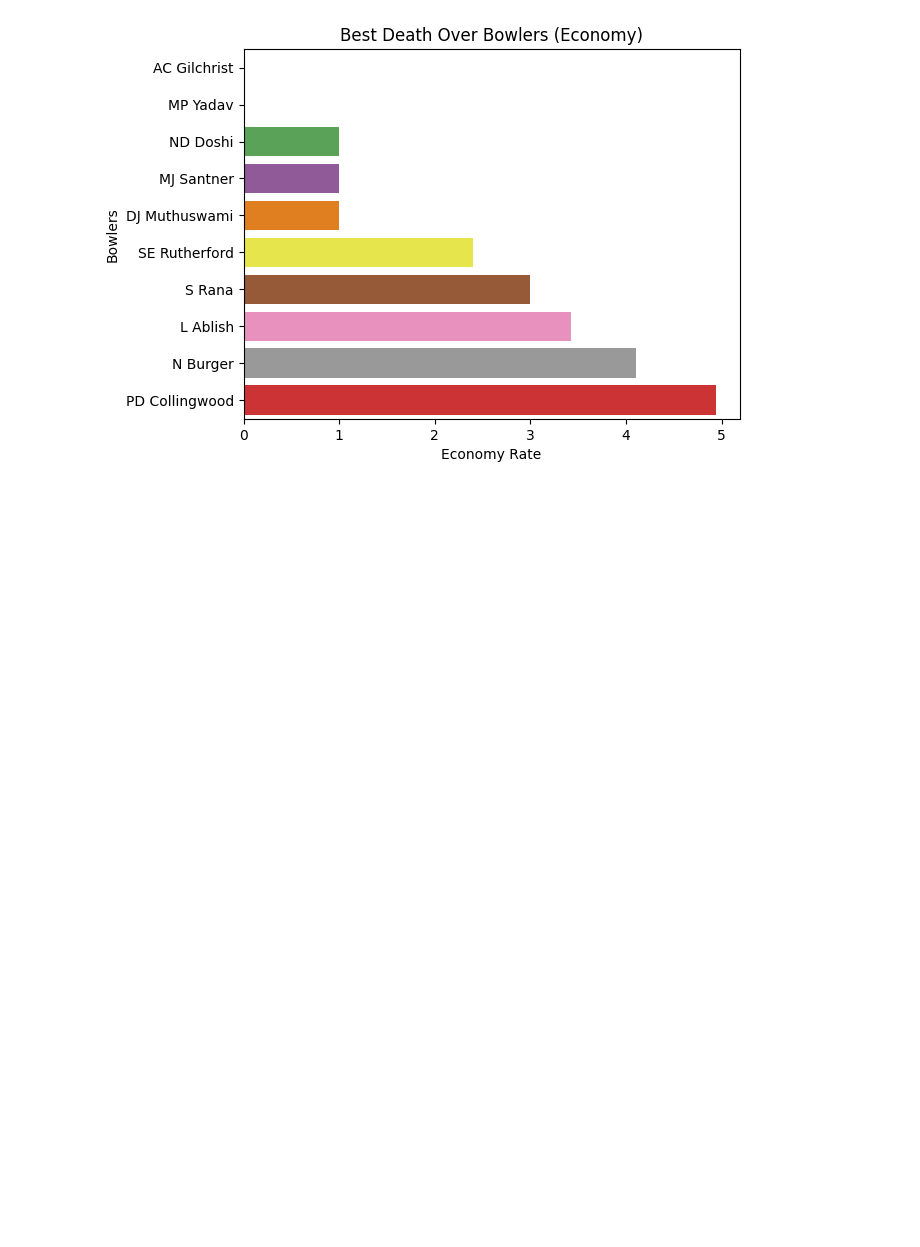
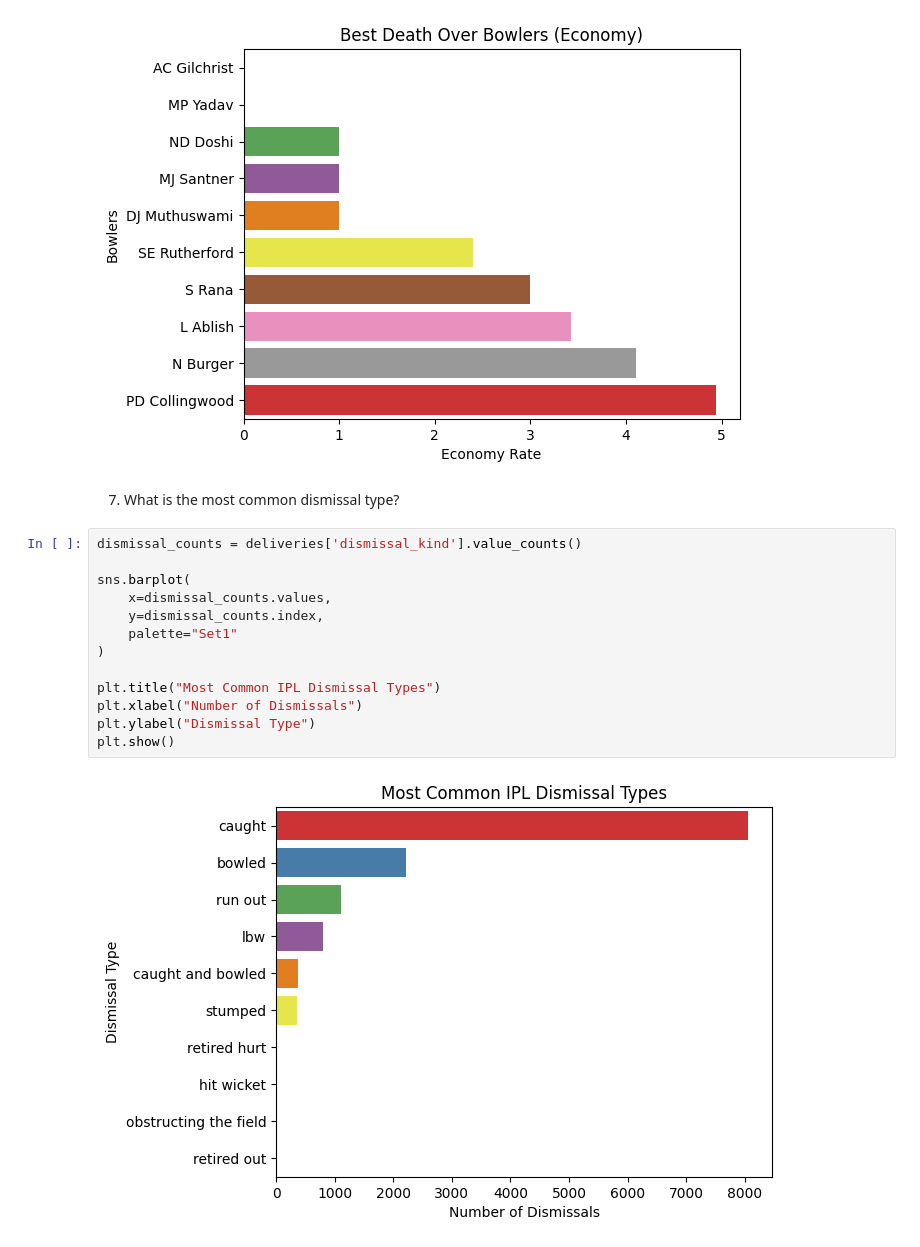
Before and after one commit to riddhikale/CricIQ, a Jupyter notebook: ipl.ipynb, the cells around one changed output. Drawn from its saved outputs; the diff is of its cells as text; blank space fills up the shorter version.

Commit message:
distribution of dismissal types in ipl matches

```diff
--- a/ipl.ipynb
+++ b/ipl.ipynb
@@ -353,3 +353,20 @@ plt.ylabel("Bowlers")
 plt.show()
 # %% [output]
 [figure]
+# %% [markdown]
+7. What is the most common dismissal type?
+# %%
+dismissal_counts = deliveries['dismissal_kind'].value_counts()
+
+sns.barplot(
+    x=dismissal_counts.values,
+    y=dismissal_counts.index,
+    palette="Set1"
+)
+
+plt.title("Most Common IPL Dismissal Types")
+plt.xlabel("Number of Dismissals")
+plt.ylabel("Dismissal Type")
+plt.show()
+# %% [output]
+[figure, added]
```
